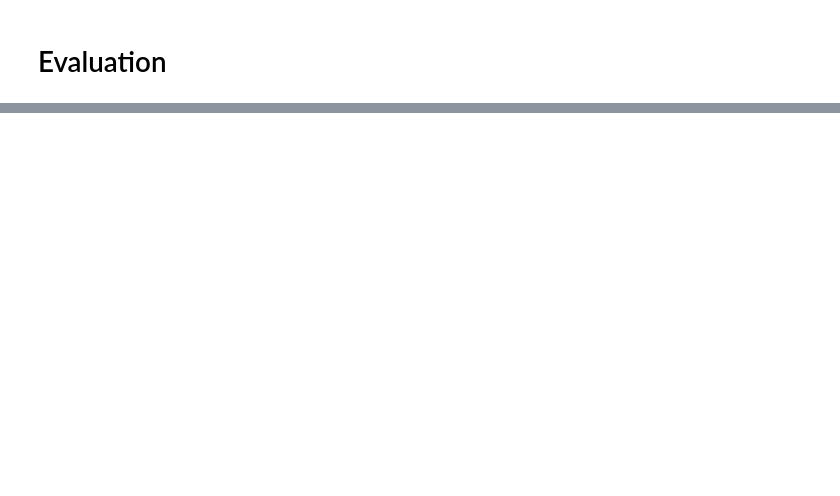
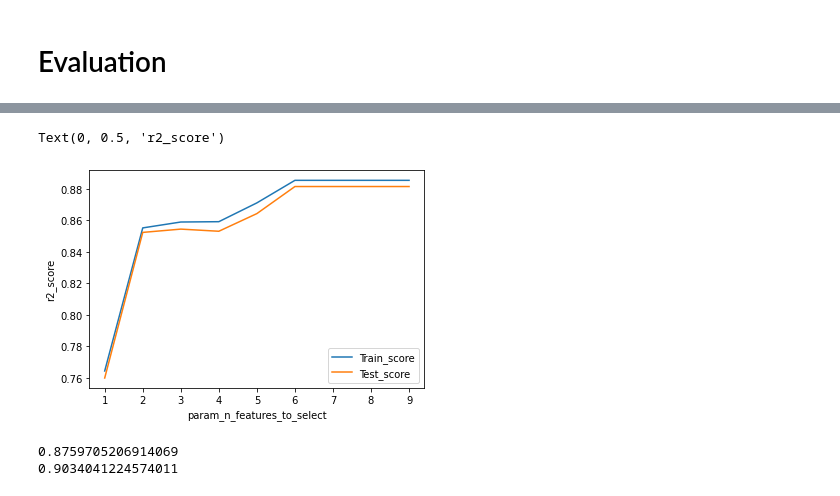
Before and after one commit to chang99729/py34sa3l2, a Jupyter notebook: Lecture 02/Linear Regression.ipynb, the cells around one changed output, grey strips where cells are left out. Drawn from its saved outputs; the diff is of its cells as text; code cells hidden in the pictures; blank space fills up the shorter version.

```diff
--- a/Lecture 02/Linear Regression.ipynb
+++ b/Lecture 02/Linear Regression.ipynb
@@ -262,0 +372,3 @@ mean_absolute_error, mean_squared_error, r2_score
+# %%
+folds = KFold(n_splits=5, shuffle=True, random_state=42)
+cross_val_score(model, X_train, y_train, scoring='r2', cv=folds)
@@ -262,0 +410,4 @@ mean_absolute_error, mean_squared_error, r2_score
+# %%
+X_train, X_test, y_train, y_test = train_test_split(data.select_dtypes(exclude='category').\
+                                                    drop(['MODELYEAR','CO2EMISSIONS'],axis=1),\
+                                                   data['CO2EMISSIONS'],test_size=0.2,shuffle=True,random_state=42)
@@ -262,0 +423,9 @@ mean_absolute_error, mean_squared_error, r2_score
+# %%
+param = {'n_features_to_select':list(range(1,10))}
+
+lm = LinearRegression()
+lm.fit(X_train,y_train)
+rfe = RFE(lm)
+
+model_cv = GridSearchCV(estimator = rfe, param_grid = param, scoring='r2', cv = folds, return_train_score=True)
+model_cv.fit(X_train,y_train)
@@ -262,0 +462,10 @@ mean_absolute_error, mean_squared_error, r2_score
+# %%
+cv_results = pd.DataFrame(model_cv.cv_results_)
+plt.plot(cv_results['param_n_features_to_select'],cv_results['mean_train_score'])
+plt.plot(cv_results['param_n_features_to_select'],cv_results['mean_test_score'])
+plt.legend(['Train_score','Test_score'],loc='lower right')
+plt.xlabel('param_n_features_to_select')
+plt.ylabel('r2_score')
+# %% [output]
+Text(0, 0.5, 'r2_score')
+[figure, added]
@@ -262,0 +480,7 @@ mean_absolute_error, mean_squared_error, r2_score
+# %%
+# print(r2_score(y_test,y_pred1))
+print(r2_score(y_test,y_pred2))
+print(r2_score(y_test,y_pred3))
+# %% [output]
+0.8759705206914069
+0.9034041224574011
```
Also changed, not shown: parts of 33 cells of this notebook.
